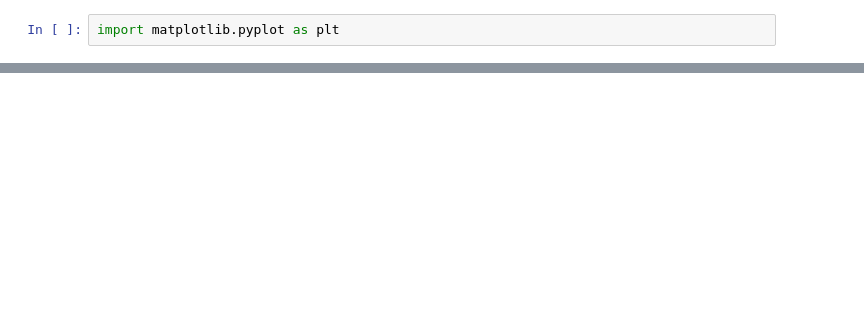
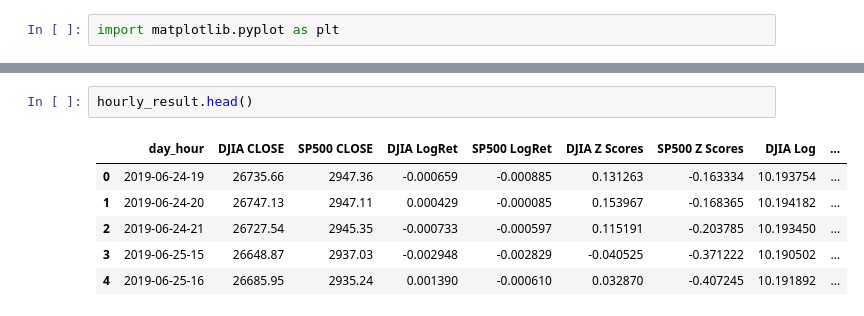
Before and after one commit to Megaexoplanet/Sentiment-Analysis-of-Tweets-to-Predict-Stock-Market, a Jupyter notebook: PThree.ipynb, the cells around one changed output, grey strips where cells are left out. Drawn from its saved outputs; the diff is of its cells as text; blank space fills up the shorter version.

```diff
--- a/PThree.ipynb
+++ b/PThree.ipynb
@@ -710,0 +1135,9 @@ NotFittedError: This MLPClassifier instance is not fitted yet. Call 'fit' with a
+# %%
+hourly_result.head()
+# %% [output]
+|  | day_hour | DJIA CLOSE | SP500 CLOSE | DJIA LogRet | SP500 LogRet | DJIA Z Scores | SP500 Z Scores | DJIA Log | ... |
+| 0 | 2019-06-24-19 | 26735.66 | 2947.36 | -0.000659 | -0.000885 | 0.131263 | -0.163334 | 10.193754 | ... |
+| 1 | 2019-06-24-20 | 26747.13 | 2947.11 | 0.000429 | -0.000085 | 0.153967 | -0.168365 | 10.194182 | ... |
+| 2 | 2019-06-24-21 | 26727.54 | 2945.35 | -0.000733 | -0.000597 | 0.115191 | -0.203785 | 10.193450 | ... |
+| 3 | 2019-06-25-15 | 26648.87 | 2937.03 | -0.002948 | -0.002829 | -0.040525 | -0.371222 | 10.190502 | ... |
+| 4 | 2019-06-25-16 | 26685.95 | 2935.24 | 0.001390 | -0.000610 | 0.032870 | -0.407245 | 10.191892 | ... |
```
Also changed, not shown: parts of 82 cells of this notebook.
